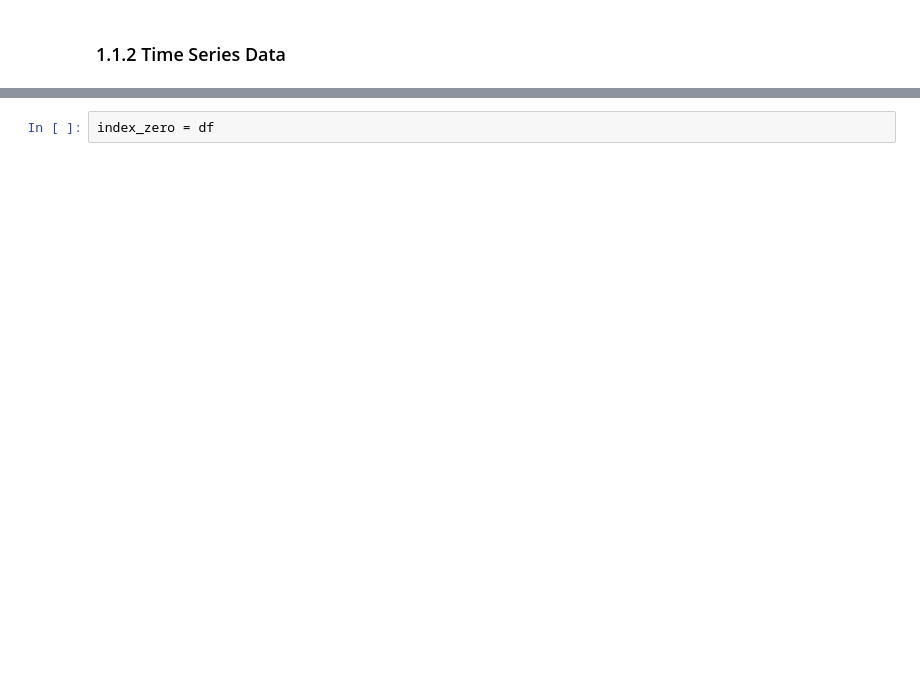
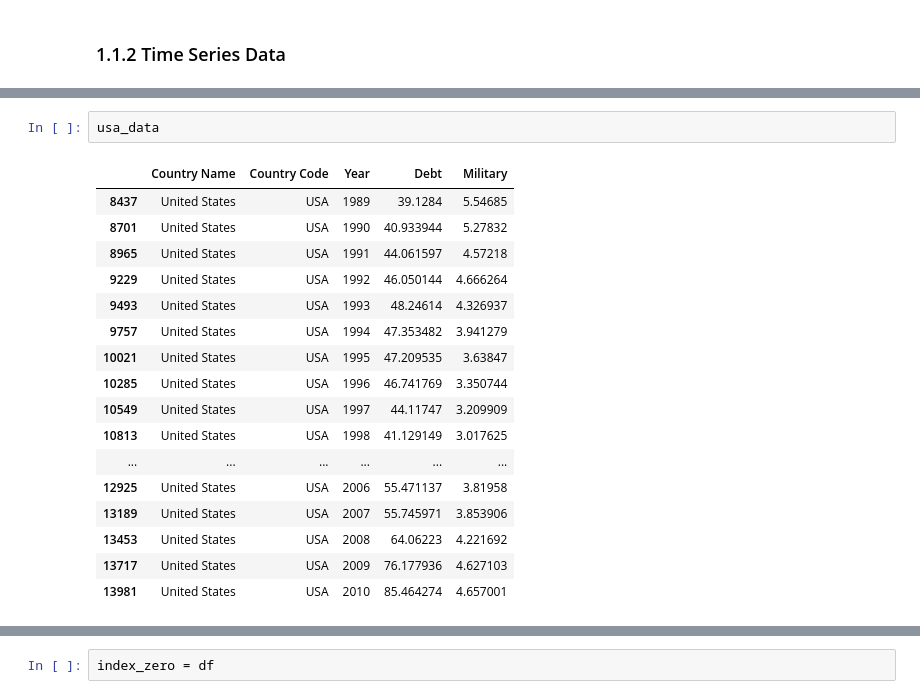
Before and after one commit to MuaazWahid/CS483HW, a Jupyter notebook: module8/Session_1St.ipynb, the cells around one changed output, grey strips where cells are left out. Drawn from its saved outputs; the diff is of its cells as text; blank space fills up the shorter version.

```diff
--- a/module8/Session_1St.ipynb
+++ b/module8/Session_1St.ipynb
@@ -137 +191,21 @@ df_2010.dropna()
+# %%
+usa_data
+# %% [output]
+|  | Country Name | Country Code | Year | Debt | Military |
+| 8437 | United States | USA | 1989 | 39.1284 | 5.54685 |
+| 8701 | United States | USA | 1990 | 40.933944 | 5.27832 |
+| 8965 | United States | USA | 1991 | 44.061597 | 4.57218 |
+| 9229 | United States | USA | 1992 | 46.050144 | 4.666264 |
+| 9493 | United States | USA | 1993 | 48.24614 | 4.326937 |
+| 9757 | United States | USA | 1994 | 47.353482 | 3.941279 |
+| 10021 | United States | USA | 1995 | 47.209535 | 3.63847 |
+| 10285 | United States | USA | 1996 | 46.741769 | 3.350744 |
+| 10549 | United States | USA | 1997 | 44.11747 | 3.209909 |
+| 10813 | United States | USA | 1998 | 41.129149 | 3.017625 |
+| ... | ... | ... | ... | ... | ... |
+| 12925 | United States | USA | 2006 | 55.471137 | 3.81958 |
+| 13189 | United States | USA | 2007 | 55.745971 | 3.853906 |
+| 13453 | United States | USA | 2008 | 64.06223 | 4.221692 |
+| 13717 | United States | USA | 2009 | 76.177936 | 4.627103 |
+| 13981 | United States | USA | 2010 | 85.464274 | 4.657001 |
 # %%
```
Also changed, not shown: parts of 17 cells of this notebook.
